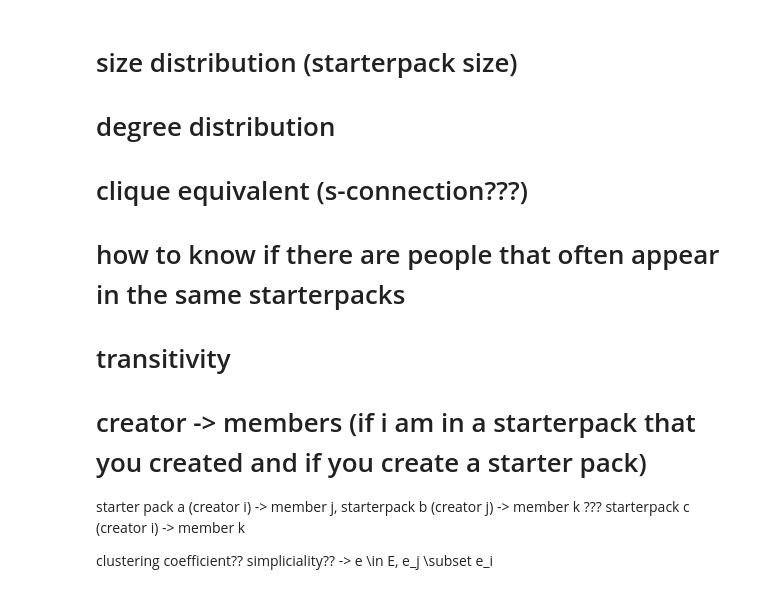
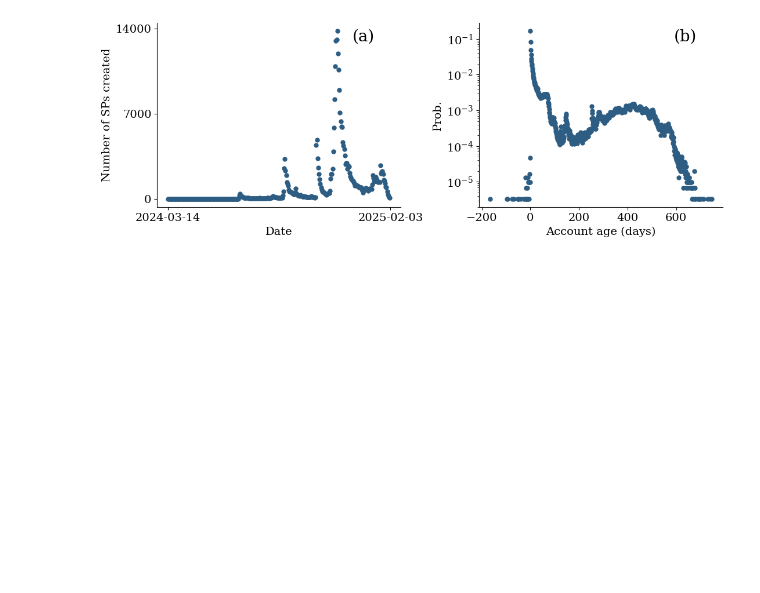
Before and after one commit to nwlandry/a-blue-start, a Jupyter notebook: plot_starterpack_stats.ipynb, the cells around one changed output. Saved outputs shown, nothing was run; the diff lists cells and outputs as text; code cells hidden in the pictures; blank space fills up the shorter version.

```diff
--- a/plot_starterpack_stats.ipynb
+++ b/plot_starterpack_stats.ipynb
@@ -86,0 +15,17 @@ Text(0, 0.5, 'Number of components')
+# %%
+colors = ["#2d5d83", "#4f9bd9", "#077187", "#3dfaff", "#8b888e"]
+fs.set_fonts()
+# %%
+with open("data/starterpack-stats.json") as f:
+    data = json.load(f)
+
+component_sizes, component_numbers = data["components"]
+edge_sizes = np.array(data["edge-sizes"])
+degrees = np.array(data["degrees"])
+
+creation_dates = [datetime.strptime(date, "%Y-%m-%d") for date in data["date-created"]]
+n_starterpacks_created = np.array(data["number-created"])
+num_nodes = data["num-nodes"]
+num_edges = data["num-edges"]
+
+account_age_at_creation = data["account-age-at-creation"]
@@ -115,12 +112,36 @@ sns.despine()
-# %% [markdown]
-# size distribution (starterpack size)
-# degree distribution
-# clique equivalent (s-connection???)
-# how to know if there are people that often appear in the same starterpacks
-# transitivity
-# creator -> members (if i am in a starterpack that you created and if you create a starter pack)
-
-starter pack a (creator i) -> member j, starterpack b (creator j) -> member k ??? starterpack c (creator i) -> member k
-
-clustering coefficient??
-simpliciality?? -> e \in E, e_j \subset e_i
+# %%
+plt.figure(figsize=(11, 4))
+
+plt.subplot(121)
+ax = plt.gca()
+plt.text(0.8, 0.9, "(a)", fontsize=20, transform=ax.transAxes)
+bins = np.arange(
+    min(creation_dates), max(creation_dates) + timedelta(days=1), timedelta(days=1)
+)
+
+c, t = np.histogram(creation_dates, bins=bins)
+
+plt.plot(t[:-1], c, "o", markersize=5, color=colors[0])
+
+plt.xticks([min(bins), max(bins)])
+plt.yticks([0, 7e3, 14e3], ["0", "7000", "14000"])
+sns.despine()
+
+plt.xlabel(r"Date")
+plt.ylabel(r"Number of SPs created")
+
+plt.subplot(122)
+ax = plt.gca()
+plt.text(0.8, 0.9, "(b)", fontsize=20, transform=ax.transAxes)
+d, p = np.unique(account_age_at_creation, return_counts=True)
+plt.plot(d, p / p.sum(), "o", markersize=5, color=colors[0])
+plt.yscale("log")
+plt.xlabel(r"Account age (days)")
+plt.ylabel(r"Prob.")
+sns.despine()
+
+plt.tight_layout()
+plt.savefig("figures/temporal_starterpack_stats.pdf", dpi=1000)
+plt.show()
+# %% [output]
+[figure, added]
```
Also changed, not shown: parts of 13 cells of this notebook, 7 other files.
